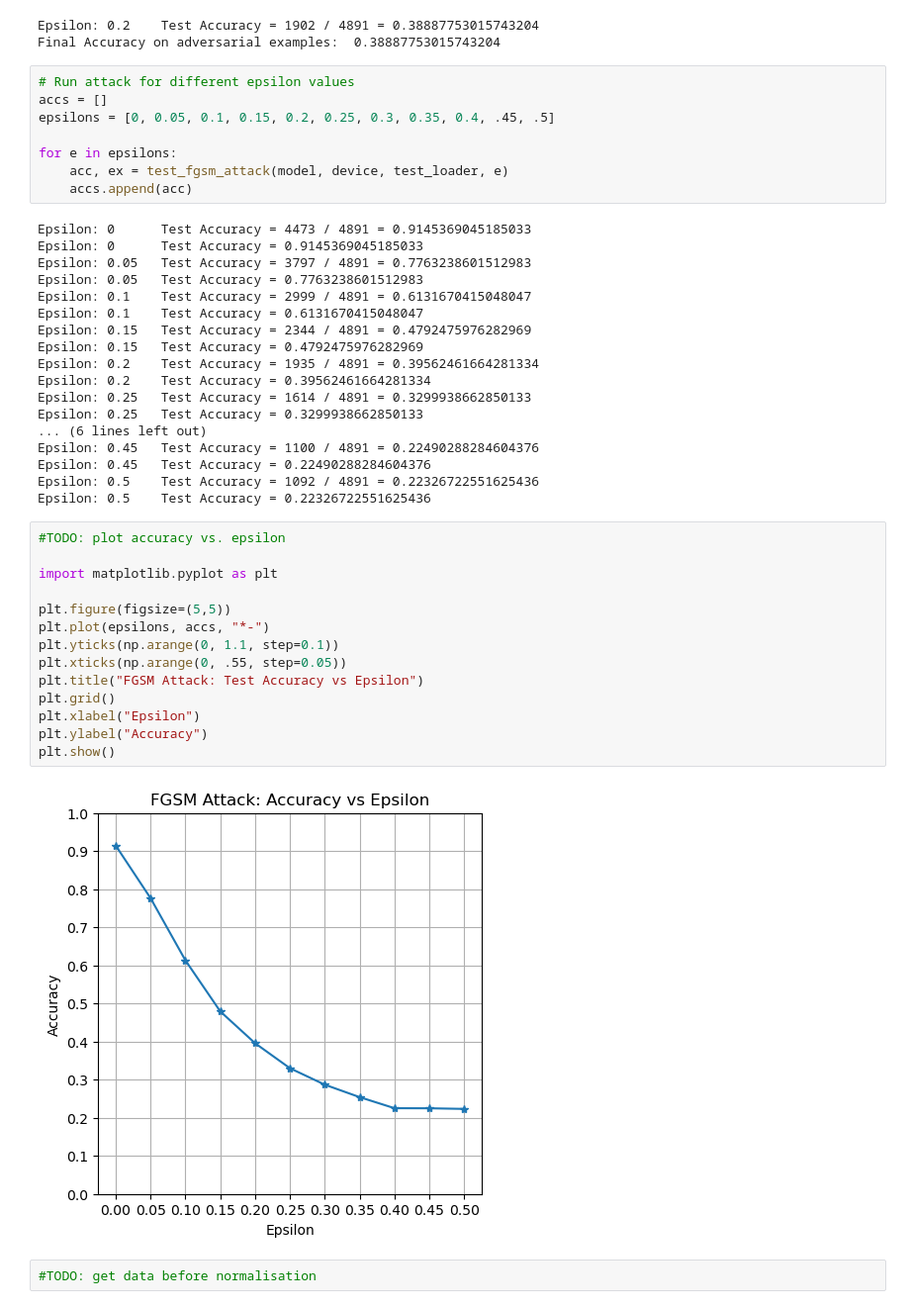
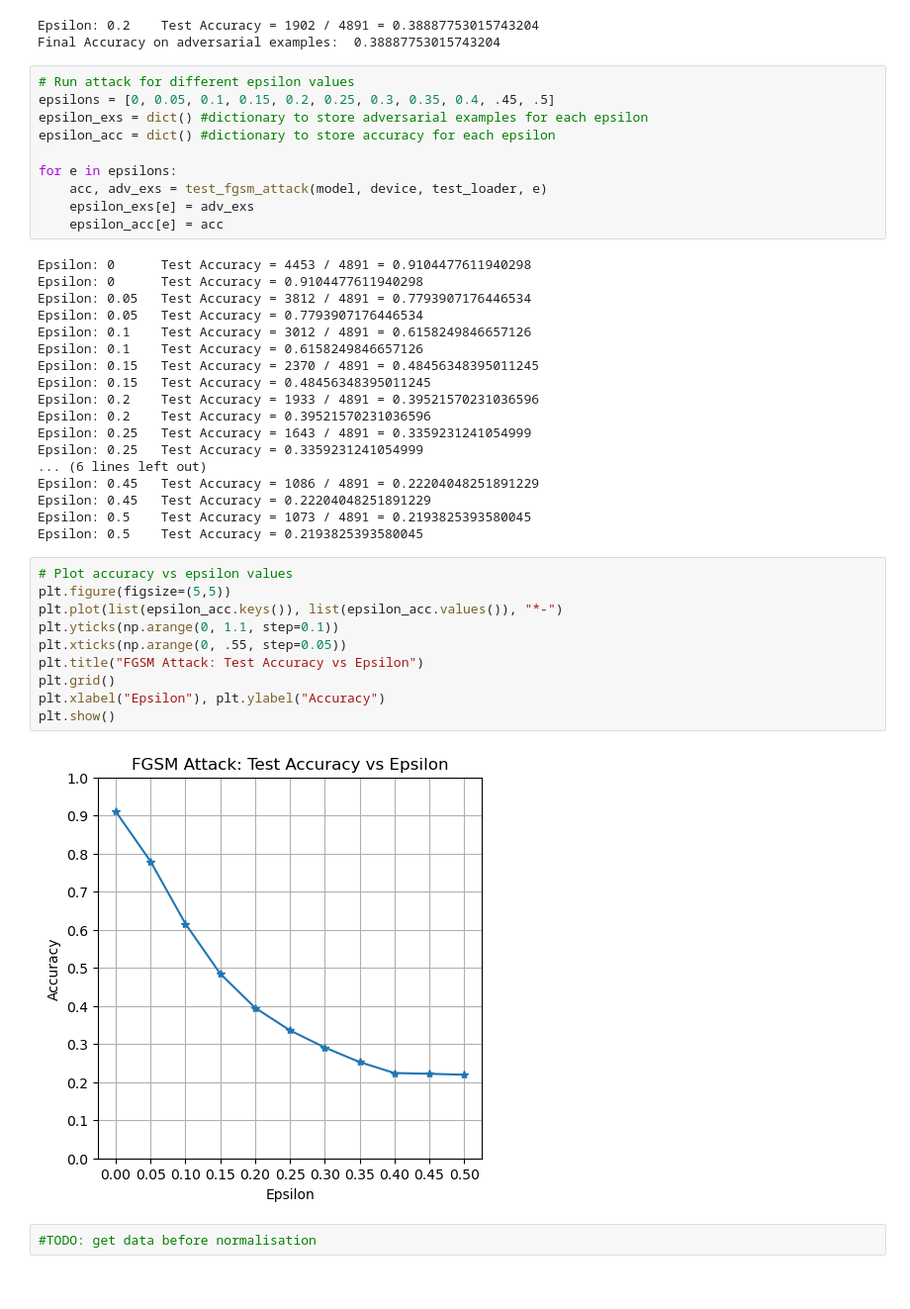
Before and after one commit to gijsdesmit/Project_DL, a Jupyter notebook: FGSM_attack_pytorch.ipynb, the cells around one changed output. Shown at 99% size. Drawn from its saved outputs; the diff is of its cells as text.

```diff
--- a/FGSM_attack_pytorch.ipynb
+++ b/FGSM_attack_pytorch.ipynb
@@ -145,46 +146,44 @@ Epsilon: 0.2    Test Accuracy = 1902 / 4891 = 0.38887753015743204
 Final Accuracy on adversarial examples:  0.38887753015743204
 # %%
 # Run attack for different epsilon values
-accs = []
 epsilons = [0, 0.05, 0.1, 0.15, 0.2, 0.25, 0.3, 0.35, 0.4, .45, .5]
+epsilon_exs = dict() #dictionary to store adversarial examples for each epsilon
+epsilon_acc = dict() #dictionary to store accuracy for each epsilon
 
 for e in epsilons:
-    acc, ex = test_fgsm_attack(model, device, test_loader, e)
-    accs.append(acc)
+    acc, adv_exs = test_fgsm_attack(model, device, test_loader, e)
+    epsilon_exs[e] = adv_exs
+    epsilon_acc[e] = acc
 # %% [output]
-Epsilon: 0      Test Accuracy = 4473 / 4891 = 0.9145369045185033
-Epsilon: 0      Test Accuracy = 0.9145369045185033
-Epsilon: 0.05   Test Accuracy = 3797 / 4891 = 0.7763238601512983
-Epsilon: 0.05   Test Accuracy = 0.7763238601512983
-Epsilon: 0.1    Test Accuracy = 2999 / 4891 = 0.6131670415048047
-Epsilon: 0.1    Test Accuracy = 0.6131670415048047
-Epsilon: 0.15   Test Accuracy = 2344 / 4891 = 0.4792475976282969
-Epsilon: 0.15   Test Accuracy = 0.4792475976282969
-Epsilon: 0.2    Test Accuracy = 1935 / 4891 = 0.39562461664281334
-Epsilon: 0.2    Test Accuracy = 0.39562461664281334
-Epsilon: 0.25   Test Accuracy = 1614 / 4891 = 0.3299938662850133
-Epsilon: 0.25   Test Accuracy = 0.3299938662850133
+Epsilon: 0      Test Accuracy = 4453 / 4891 = 0.9104477611940298
+Epsilon: 0      Test Accuracy = 0.9104477611940298
+Epsilon: 0.05   Test Accuracy = 3812 / 4891 = 0.7793907176446534
+Epsilon: 0.05   Test Accuracy = 0.7793907176446534
+Epsilon: 0.1    Test Accuracy = 3012 / 4891 = 0.6158249846657126
+Epsilon: 0.1    Test Accuracy = 0.6158249846657126
+Epsilon: 0.15   Test Accuracy = 2370 / 4891 = 0.48456348395011245
+Epsilon: 0.15   Test Accuracy = 0.48456348395011245
+Epsilon: 0.2    Test Accuracy = 1933 / 4891 = 0.39521570231036596
+Epsilon: 0.2    Test Accuracy = 0.39521570231036596
+Epsilon: 0.25   Test Accuracy = 1643 / 4891 = 0.3359231241054999
+Epsilon: 0.25   Test Accuracy = 0.3359231241054999
 ... (6 lines left out)
-Epsilon: 0.45   Test Accuracy = 1100 / 4891 = 0.22490288284604376
-Epsilon: 0.45   Test Accuracy = 0.22490288284604376
-Epsilon: 0.5    Test Accuracy = 1092 / 4891 = 0.22326722551625436
-Epsilon: 0.5    Test Accuracy = 0.22326722551625436
+Epsilon: 0.45   Test Accuracy = 1086 / 4891 = 0.22204048251891229
+Epsilon: 0.45   Test Accuracy = 0.22204048251891229
+Epsilon: 0.5    Test Accuracy = 1073 / 4891 = 0.2193825393580045
+Epsilon: 0.5    Test Accuracy = 0.2193825393580045
 # %%
-#TODO: plot accuracy vs. epsilon
-
-import matplotlib.pyplot as plt
-
+# Plot accuracy vs epsilon values
 plt.figure(figsize=(5,5))
-plt.plot(epsilons, accs, "*-")
+plt.plot(list(epsilon_acc.keys()), list(epsilon_acc.values()), "*-")
 plt.yticks(np.arange(0, 1.1, step=0.1))
 plt.xticks(np.arange(0, .55, step=0.05))
 plt.title("FGSM Attack: Test Accuracy vs Epsilon")
 plt.grid()
-plt.xlabel("Epsilon")
-plt.ylabel("Accuracy")
+plt.xlabel("Epsilon"), plt.ylabel("Accuracy")
 plt.show()
 # %% [output]
-[figure, old version]
+[figure, new version]
 # %%
 #TODO: get data before normalisation
 # %%
```
Also changed, not shown: parts of 2 cells of this notebook.
